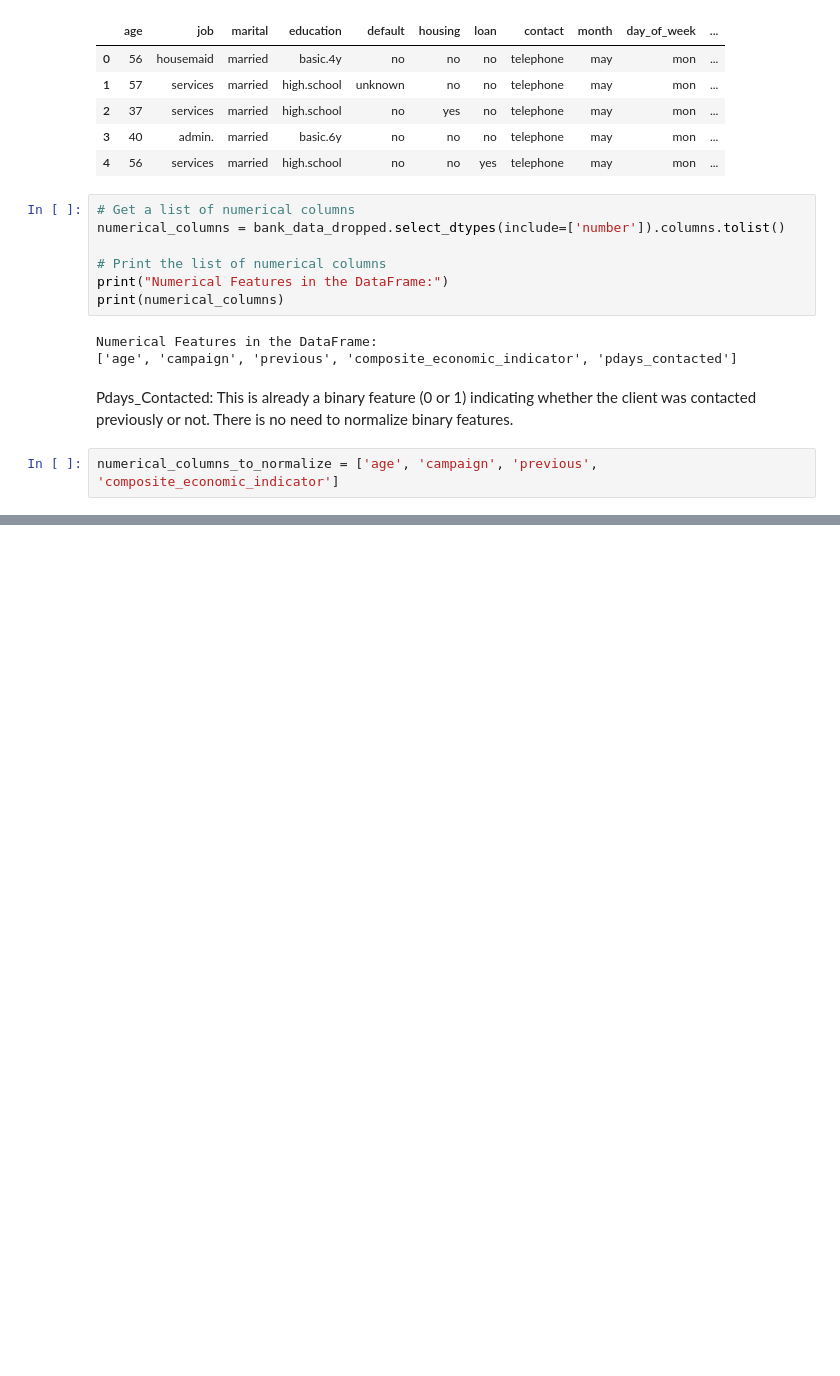
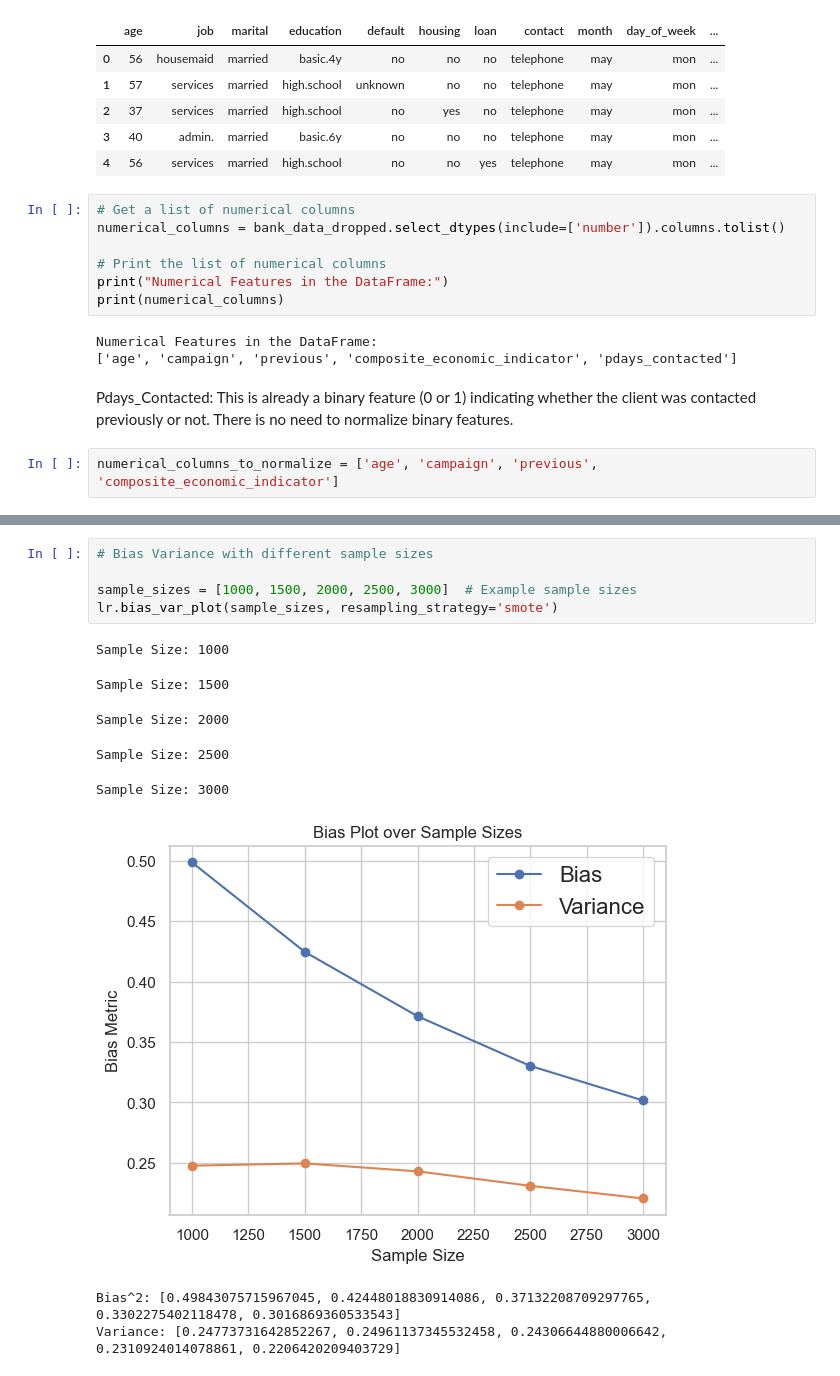
Before and after one commit to JaimeenUnagar/BankMarketingSegmentation, a Jupyter notebook: notebooks/Main_Notebook.ipynb, the cells around one changed output, grey strips where cells are left out. Drawn from its saved outputs; the diff is of its cells as text; blank space fills up the shorter version.

```diff
--- a/notebooks/Main_Notebook.ipynb
+++ b/notebooks/Main_Notebook.ipynb
@@ -900,0 +927,14 @@ Classification report:
+# %%
+# Bias Variance with different sample sizes
+
+sample_sizes = [1000, 1500, 2000, 2500, 3000]  # Example sample sizes
+lr.bias_var_plot(sample_sizes, resampling_strategy='smote')
+# %% [output]
+Sample Size: 1000
+Sample Size: 1500
+Sample Size: 2000
+Sample Size: 2500
+Sample Size: 3000
+[figure, added]
+Bias^2: [0.49843075715967045, 0.42448018830914086, 0.37132208709297765, 0.3302275402118478, 0.3016869360533543]
+Variance: [0.24773731642852267, 0.24961137345532458, 0.24306644880006642, 0.2310924014078861, 0.2206420209403729]
```
Also changed, not shown: parts of 28 cells of this notebook, 3 other files.
